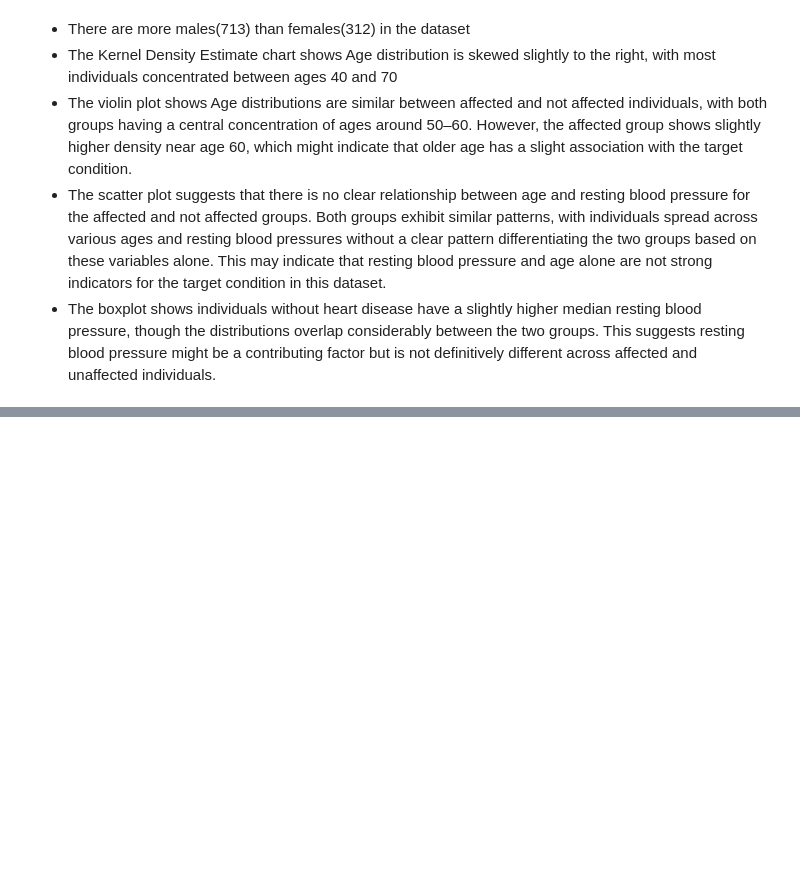
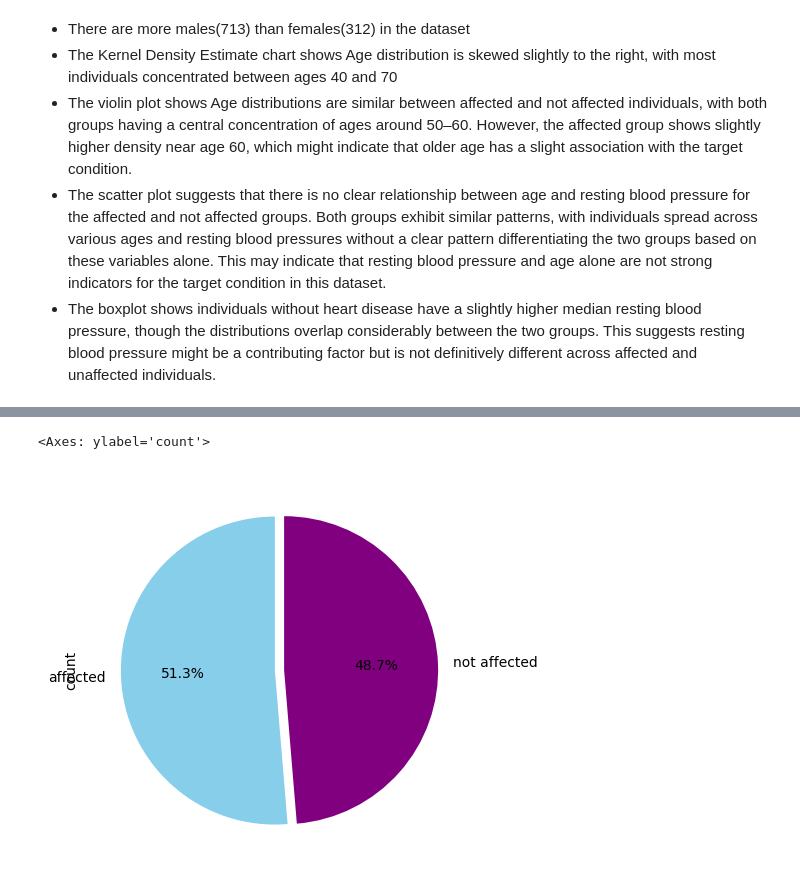
Before and after one commit to Felo10coder/Heart-Disease-Analysis, a Jupyter notebook: heartdiseasenotebook.ipynb, the cells around one changed output, grey strips where cells are left out. Drawn from its saved outputs; the diff is of its cells as text; code cells hidden in the pictures; blank space fills up the shorter version.

```diff
--- a/heartdiseasenotebook.ipynb
+++ b/heartdiseasenotebook.ipynb
@@ -265,0 +284,5 @@ plt.show()
+# %%
+df['target'].value_counts().plot.pie(startangle=90,explode=(0.01,0.05),autopct='%.1f%%',colors=('skyblue','purple'),labels=('affected','not affected'))
+# %% [output]
+<Axes: ylabel='count'>
+[figure, added]
```
Also changed, not shown: parts of 4 cells of this notebook.
